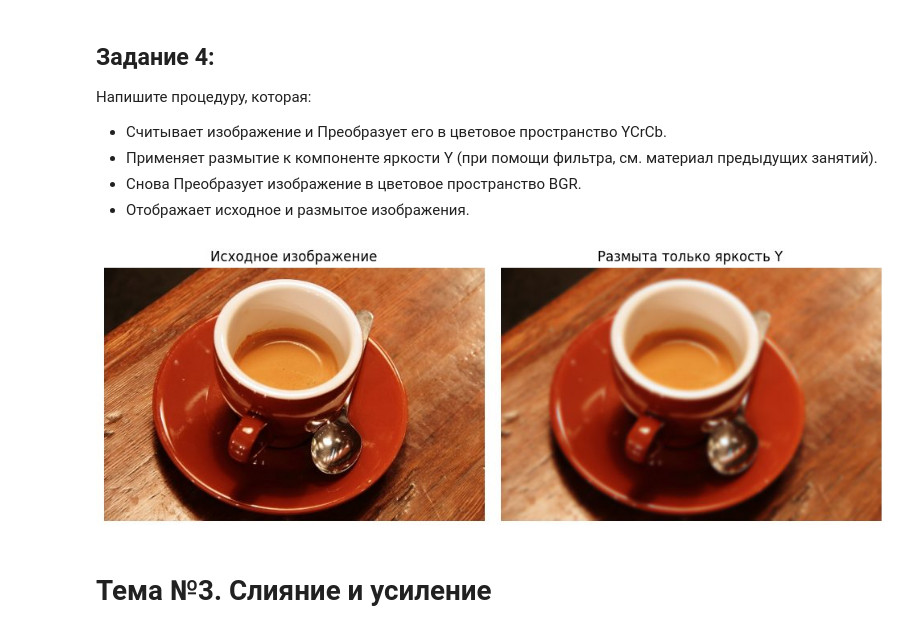
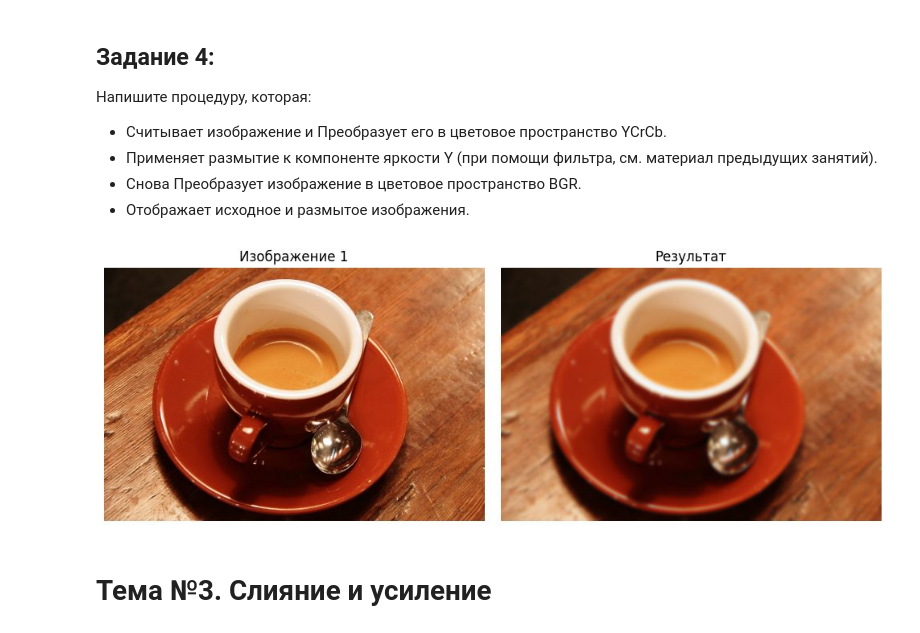
Before and after one commit to German121/image_processing, a Jupyter notebook: Задание 1/1A.ipynb, the cells around one changed output. Cells and saved outputs as stored; diff of their text form; code cells hidden in the pictures.

```diff
--- a/Задание 1/1A.ipynb
+++ b/Задание 1/1A.ipynb
@@ -134,17 +107,25 @@ show_images([('Исходное изображение', coffee), ('S × 1,5', s
 - Применяет размытие к компоненте яркости Y (при помощи фильтра, см. материал предыдущих занятий).
 - Снова Преобразует изображение в цветовое пространство BGR.
 - Отображает исходное и размытое изображения.
-# %%
-coffee = read_image(EXAMPLES / 'coffee.jpg')
-ycrcb = cv2.cvtColor(coffee, cv2.COLOR_BGR2YCrCb)
-y, cr, cb = cv2.split(ycrcb)
-y_blur = cv2.GaussianBlur(y, (13, 13), 0)
-blurred_y = cv2.cvtColor(cv2.merge((y_blur, cr, cb)), cv2.COLOR_YCrCb2BGR)
-save_image('04_y_blur.png', blurred_y)
-show_images([('Исходное изображение', coffee), ('Размыта только яркость Y', blurred_y)],
-            '04_ycrcb.jpg')
-# %% [output]
-[figure, removed]
+# %%
+image = cv2.imread(str(files / 'image1.jpg'), cv2.IMREAD_COLOR)
+y, cr, cb = cv2.split(cv2.cvtColor(image, cv2.COLOR_BGR2YCrCb))
+y = cv2.GaussianBlur(y, (13, 13), 0)
+result = cv2.cvtColor(cv2.merge((y, cr, cb)), cv2.COLOR_YCrCb2BGR)
+
+fig, axes = plt.subplots(1, 2, figsize=(10, 3.5), squeeze=False)
+for ax, (title, image) in zip(axes.flat, [('Изображение 1', image),
+        ('Результат', result)]):
+    ax.imshow(cv2.cvtColor(image, cv2.COLOR_BGR2RGB))
+    ax.set_title(title)
+    ax.axis('off')
+for ax in list(axes.flat)[2:]:
+    ax.axis('off')
+fig.tight_layout()
+plt.show()
+plt.close(fig)
+# %% [output]
+[figure, added]
 # %% [markdown]
 # Тема №3. Слияние и усиление
 # %% [markdown]
```
Also changed, not shown: parts of 24 cells of this notebook, 1 other file.
